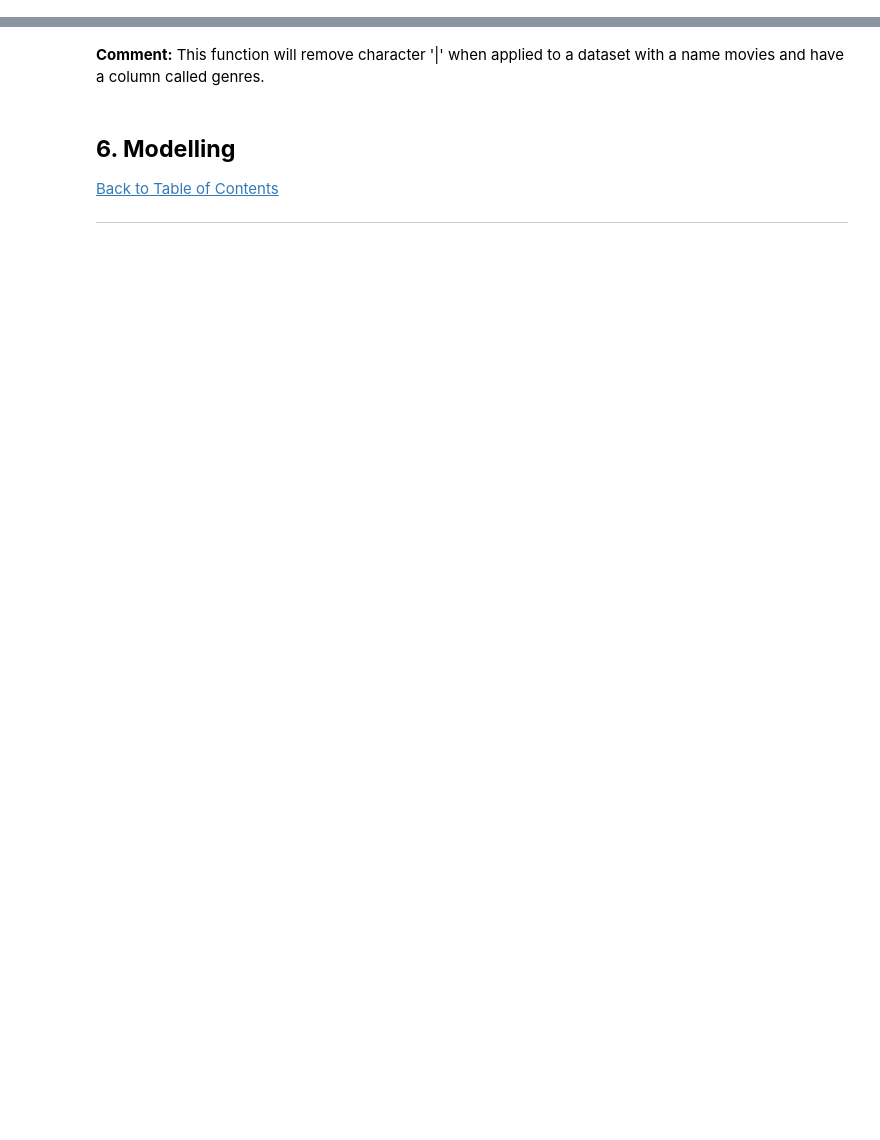
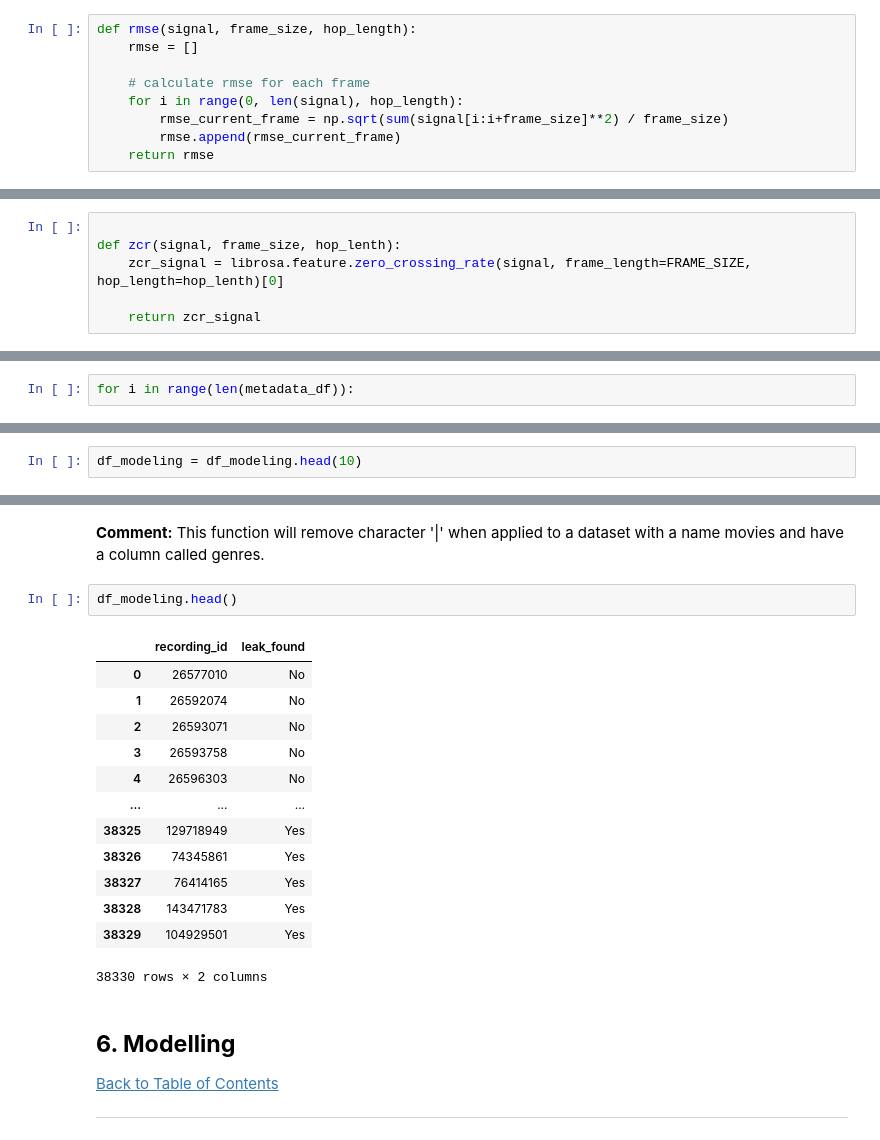
Before and after one commit to jmagwede/Project, a Jupyter notebook: notebooks/2307FTDS_Intern_1.ipynb, the cells around one changed output, grey strips where cells are left out. Cells and saved outputs as stored; diff of their text form; blank space fills up the shorter version.

Commit message:
Adding Features and Models

```diff
--- a/notebooks/2307FTDS_Intern_1.ipynb
+++ b/notebooks/2307FTDS_Intern_1.ipynb
@@ -726,0 +705,9 @@ TypeError: melspectrogram() takes 0 positional arguments but 1 positional argume
+# %%
+def rmse(signal, frame_size, hop_length):
+    rmse = []
+
+    # calculate rmse for each frame
+    for i in range(0, len(signal), hop_length):
+        rmse_current_frame = np.sqrt(sum(signal[i:i+frame_size]**2) / frame_size)
+        rmse.append(rmse_current_frame)
+    return rmse
@@ -726,0 +772,6 @@ TypeError: melspectrogram() takes 0 positional arguments but 1 positional argume
+# %%
+
+def zcr(signal, frame_size, hop_lenth):
+    zcr_signal = librosa.feature.zero_crossing_rate(signal, frame_length=FRAME_SIZE, hop_length=hop_lenth)[0]
+
+    return zcr_signal
@@ -726,0 +789,2 @@ TypeError: melspectrogram() takes 0 positional arguments but 1 positional argume
+# %%
+for i in range(len(metadata_df)):
@@ -731,0 +797,2 @@ TypeError: melspectrogram() takes 0 positional arguments but 1 positional argume
+# %%
+df_modeling = df_modeling.head(10)
@@ -732,5 +957,21 @@ TypeError: melspectrogram() takes 0 positional arguments but 1 positional argume
 # %% [markdown]
 **Comment:** This function will remove character '|' when applied to a dataset with a name movies and have a column called genres.
+# %%
+df_modeling.head()
+# %% [output]
+|  | recording_id | leak_found |
+| 0 | 26577010 | No |
+| 1 | 26592074 | No |
+| 2 | 26593071 | No |
+| 3 | 26593758 | No |
+| 4 | 26596303 | No |
+| ... | ... | ... |
+| 38325 | 129718949 | Yes |
+| 38326 | 74345861 | Yes |
+| 38327 | 76414165 | Yes |
+| 38328 | 143471783 | Yes |
+| 38329 | 104929501 | Yes |
+38330 rows × 2 columns
 # %% [markdown]
 <a id="six"></a>
 ## **6. Modelling**
```
Also changed, not shown: parts of 84 cells of this notebook, 1 other file.
